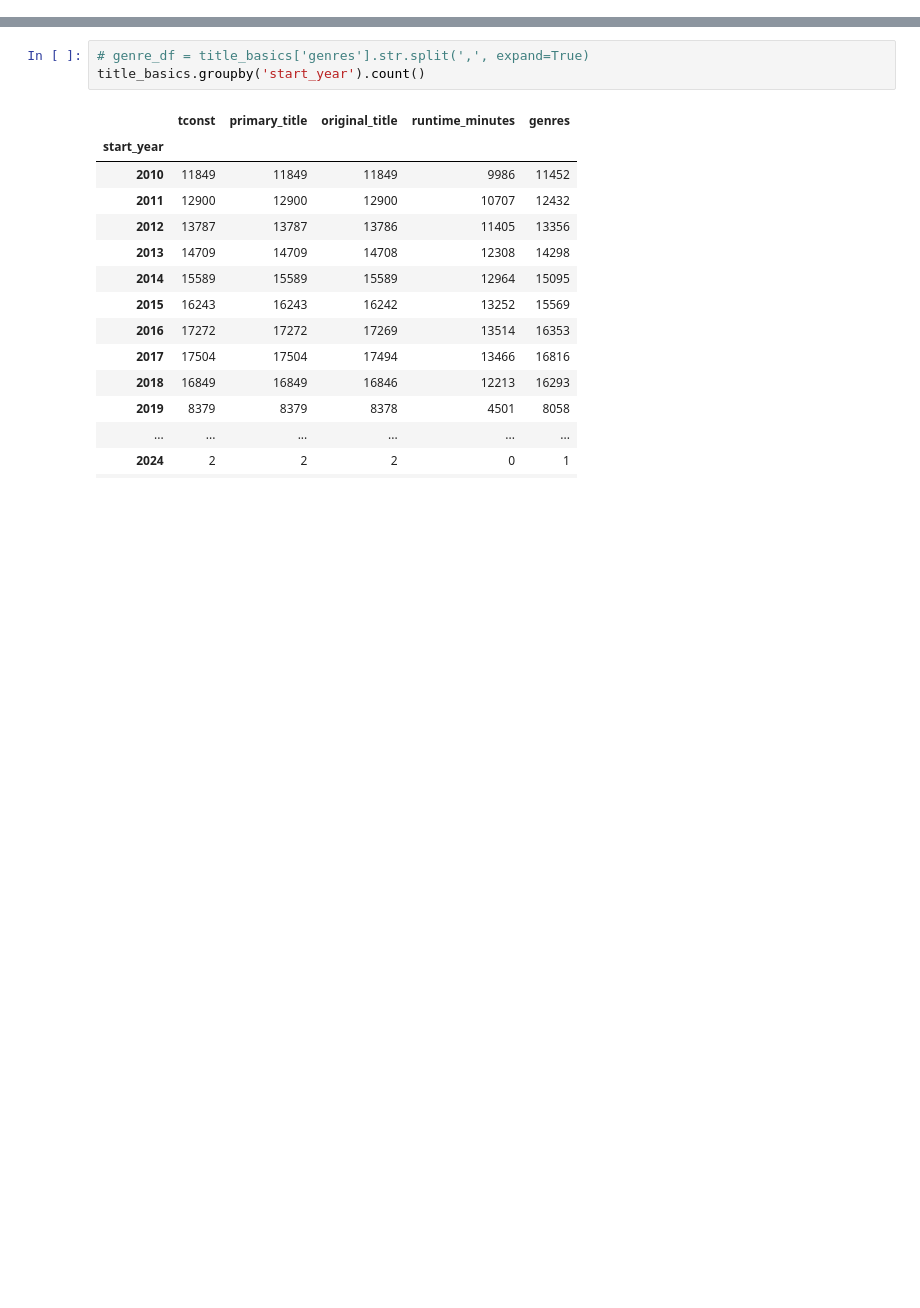
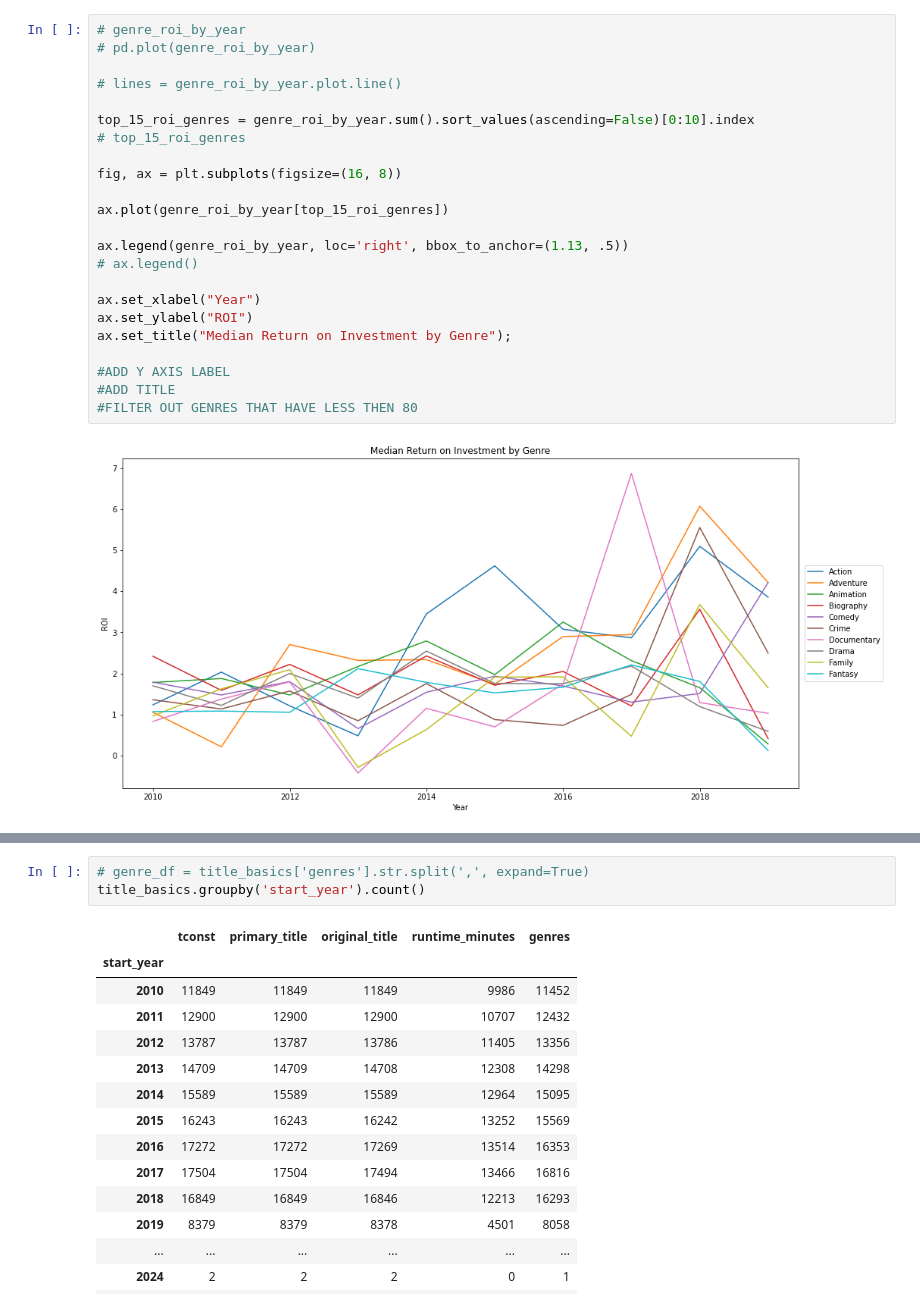
Before and after one commit to blackwoodbs/dsc-phase-1-project-v2-3, a Jupyter notebook: NormalizedROI_vs_Time_by_Genre.ipynb, the cells around one changed output, grey strips where cells are left out. Cells and saved outputs as stored; diff of their text form; blank space fills up the shorter version.

```diff
--- a/NormalizedROI_vs_Time_by_Genre.ipynb
+++ b/NormalizedROI_vs_Time_by_Genre.ipynb
@@ -52,3 +229,28 @@ title_basics.head()
+# %%
+# genre_roi_by_year
+# pd.plot(genre_roi_by_year)
+
+# lines = genre_roi_by_year.plot.line()
+
+top_15_roi_genres = genre_roi_by_year.sum().sort_values(ascending=False)[0:10].index
+# top_15_roi_genres
+
+fig, ax = plt.subplots(figsize=(16, 8))
+
+ax.plot(genre_roi_by_year[top_15_roi_genres])
+
+ax.legend(genre_roi_by_year, loc='right', bbox_to_anchor=(1.13, .5))
+# ax.legend()
+
+ax.set_xlabel("Year")
+ax.set_ylabel("ROI")
+ax.set_title("Median Return on Investment by Genre");
+
+#ADD Y AXIS LABEL
+#ADD TITLE
+#FILTER OUT GENRES THAT HAVE LESS THEN 80
+# %% [output]
+[figure, added]
 # %%
 # test_join = pd.concat((title_basics.set_index('primary_title'), movie_budgets.set_index('movie')), axis=1, join='inner', keys=('primary_title', 'movie'))
 new_df = title_basics.set_index('primary_title').join(movie_budgets.set_index('movie')).sort_values('worldwide_gross').dropna()
```
Also changed, not shown: parts of 21 cells of this notebook.
